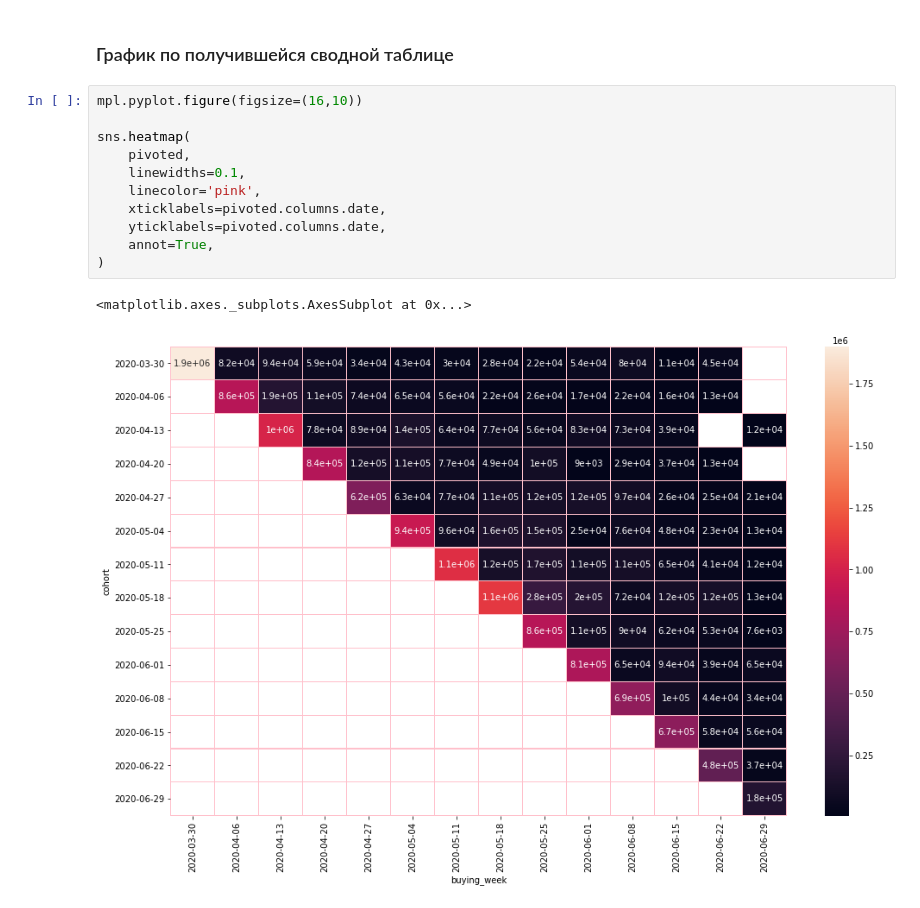
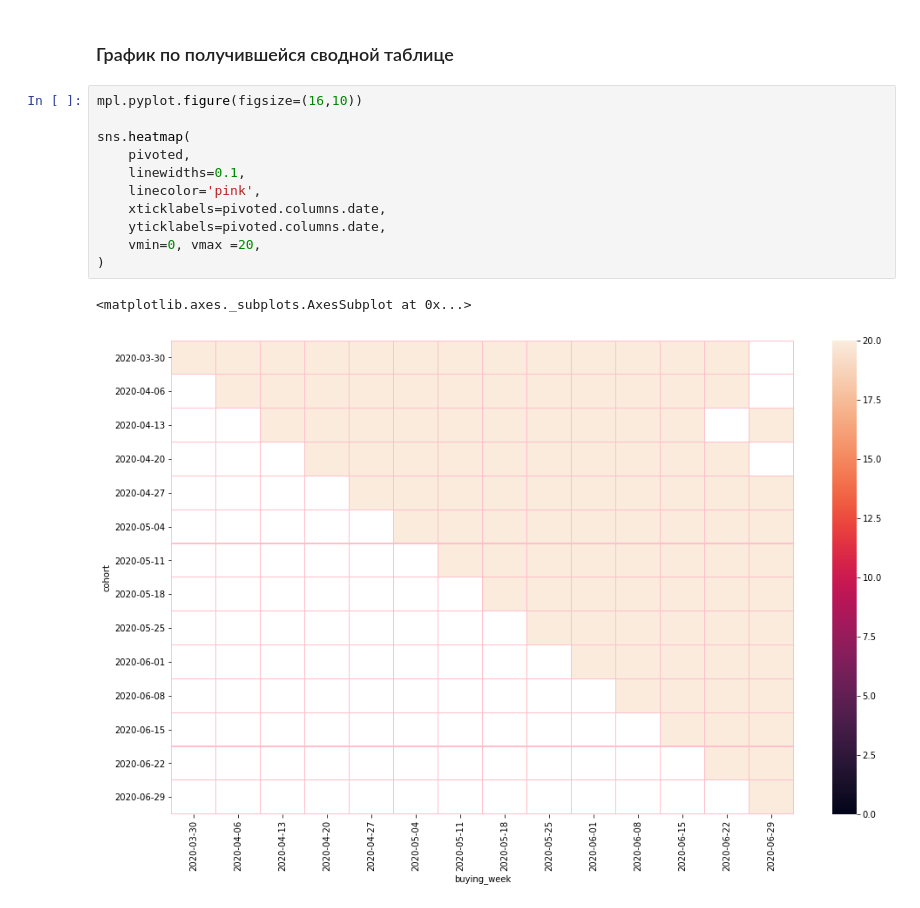
Before and after one commit to LotFullKa/PyProjects, a Jupyter notebook: praktika.ipynb, the cells around one changed output. Drawn from its saved outputs; the diff is of its cells as text.

```diff
--- a/praktika.ipynb
+++ b/praktika.ipynb
@@ -231,14 +230,14 @@ pivoted.fillna('')
 # %%
 mpl.pyplot.figure(figsize=(16,10))
 
 sns.heatmap(
     pivoted,
     linewidths=0.1,
     linecolor='pink',
     xticklabels=pivoted.columns.date,
     yticklabels=pivoted.columns.date,
-    annot=True,
+    vmin=0, vmax =20,
 )
 # %% [output]
 <matplotlib.axes._subplots.AxesSubplot at 0x...>
-[figure, old version]
+[figure, new version]
```
Also changed, not shown: parts of 1 cell of this notebook.
